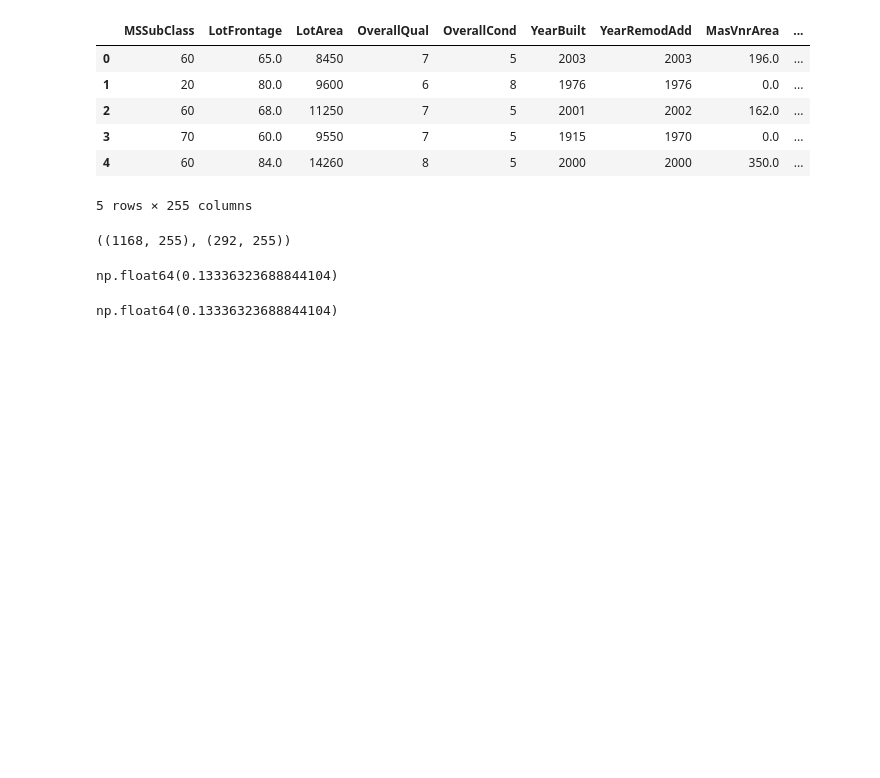
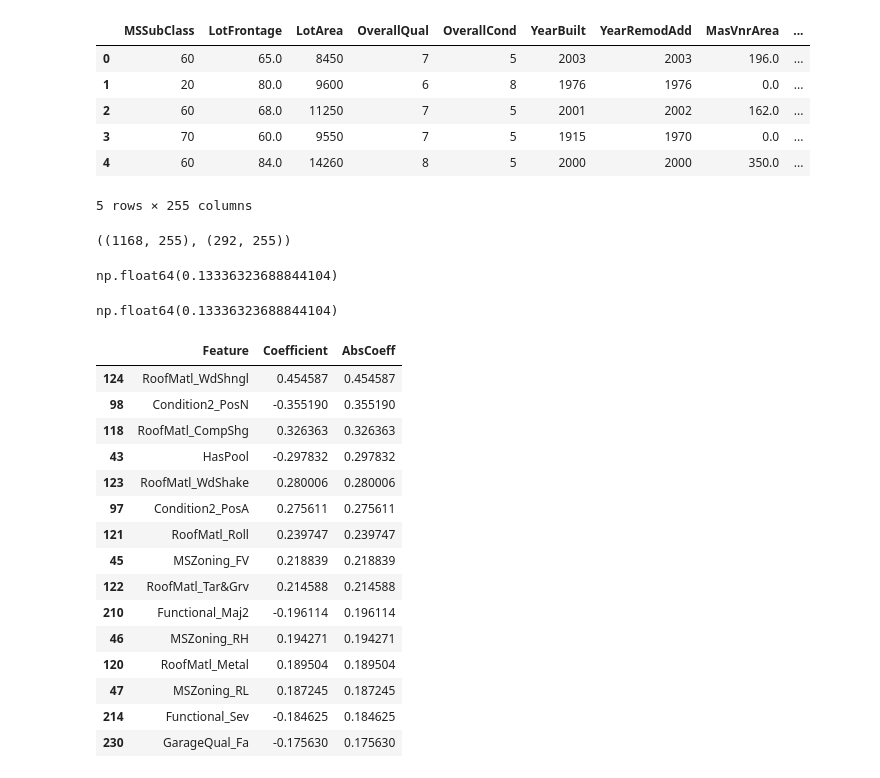
Before and after one commit to KingCK18/Housing-Price-Predictor, a Jupyter notebook: notebooks/1_EDA.ipynb, the cells around one changed output. Saved outputs shown, nothing was run; the diff lists cells and outputs as text; code cells hidden in the pictures; blank space fills up the shorter version.

```diff
--- a/notebooks/1_EDA.ipynb
+++ b/notebooks/1_EDA.ipynb
@@ -251,3 +251,32 @@ ridge_rmse = np.sqrt(mean_squared_error(y_val, y_pred_ridge))
 ridge_rmse
 # %% [output]
 np.float64(0.13336323688844104)
+# %%
+# Extract coefficients from Ridge model
+coef_df = pd.DataFrame({
+    "Feature": X_train.columns,
+    "Coefficient": ridge.coef_
+})
+
+# Sort by absolute importance
+coef_df["AbsCoeff"] = coef_df["Coefficient"].abs()
+coef_df = coef_df.sort_values("AbsCoeff", ascending=False)
+
+coef_df.head(15)
+# %% [output]
+|  | Feature | Coefficient | AbsCoeff |
+| 124 | RoofMatl_WdShngl | 0.454587 | 0.454587 |
+| 98 | Condition2_PosN | -0.355190 | 0.355190 |
+| 118 | RoofMatl_CompShg | 0.326363 | 0.326363 |
+| 43 | HasPool | -0.297832 | 0.297832 |
+| 123 | RoofMatl_WdShake | 0.280006 | 0.280006 |
+| 97 | Condition2_PosA | 0.275611 | 0.275611 |
+| 121 | RoofMatl_Roll | 0.239747 | 0.239747 |
+| 45 | MSZoning_FV | 0.218839 | 0.218839 |
+| 122 | RoofMatl_Tar&Grv | 0.214588 | 0.214588 |
+| 210 | Functional_Maj2 | -0.196114 | 0.196114 |
+| 46 | MSZoning_RH | 0.194271 | 0.194271 |
+| 120 | RoofMatl_Metal | 0.189504 | 0.189504 |
+| 47 | MSZoning_RL | 0.187245 | 0.187245 |
+| 214 | Functional_Sev | -0.184625 | 0.184625 |
+| 230 | GarageQual_Fa | -0.175630 | 0.175630 |
```
Also changed, not shown: parts of 2 cells of this notebook.
